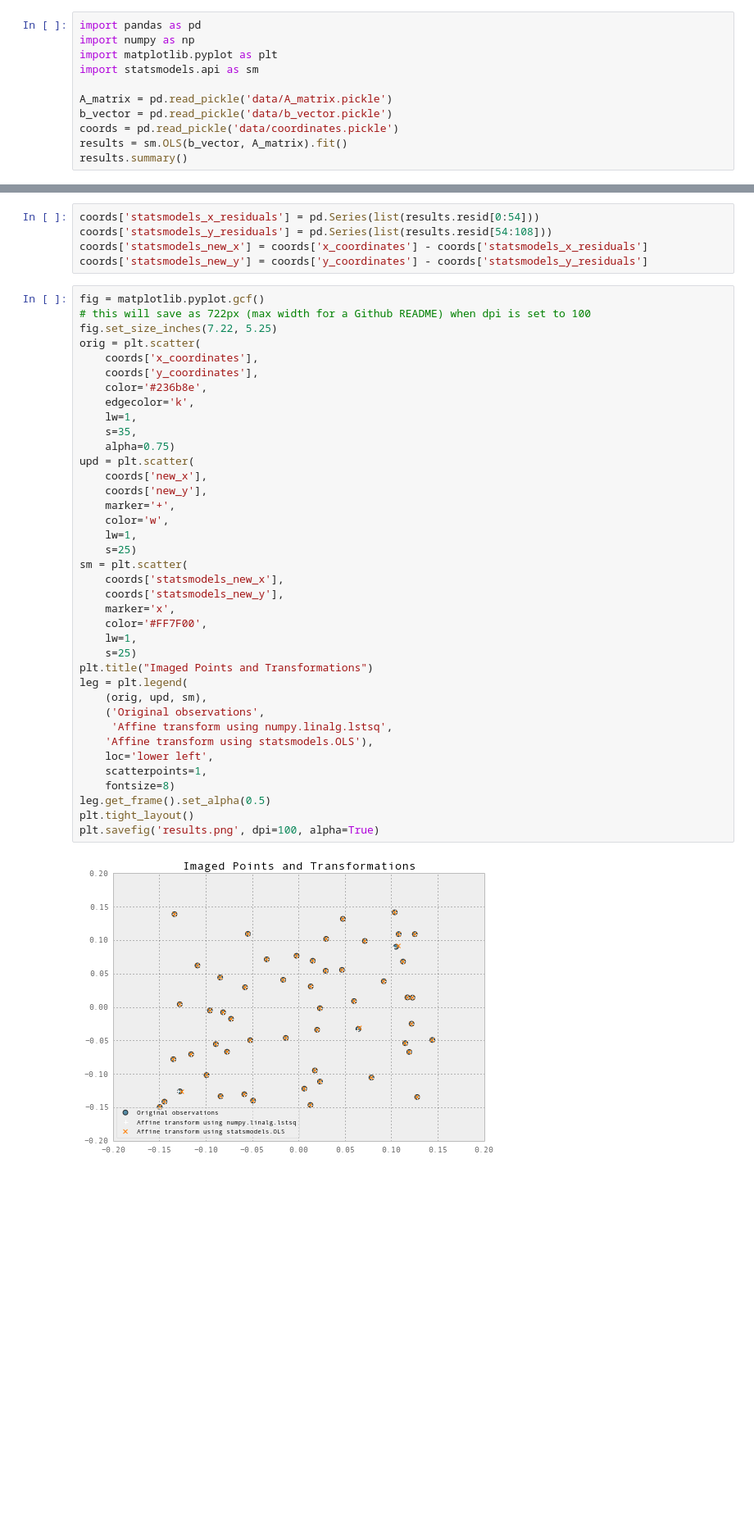
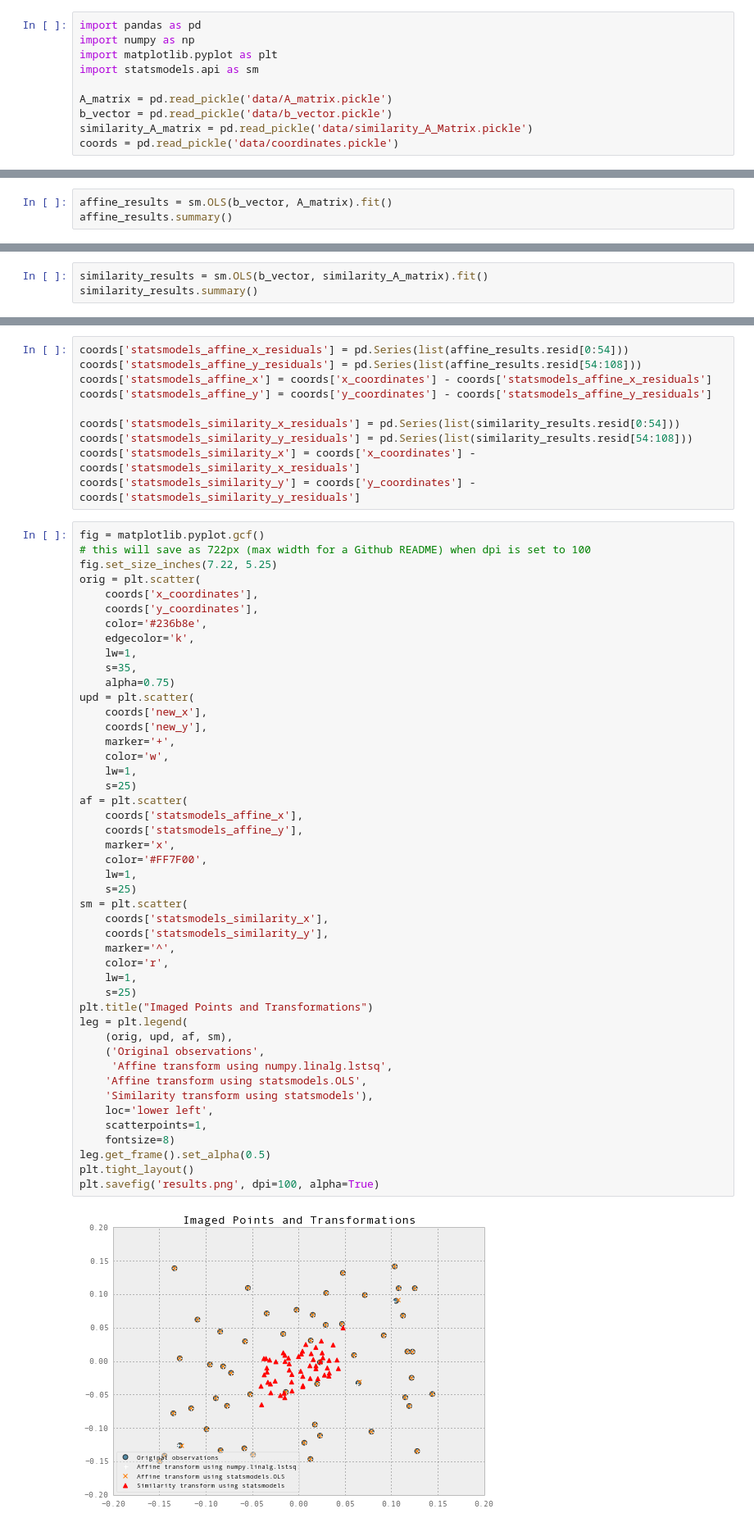
Before and after one commit to urschrei/linalg, a Jupyter notebook: statsmodels.ipynb, the cells around one changed output, grey strips where cells are left out. Shown at 82% size. Saved outputs shown, nothing was run; the diff lists cells and outputs as text; blank space fills up the shorter version.

Commit message:
Adding Similarity transform (currently incorrect)

```diff
--- a/statsmodels.ipynb
+++ b/statsmodels.ipynb
@@ -6,6 +6,5 @@ import statsmodels.api as sm
 
 A_matrix = pd.read_pickle('data/A_matrix.pickle')
 b_vector = pd.read_pickle('data/b_vector.pickle')
+similarity_A_matrix = pd.read_pickle('data/similarity_A_Matrix.pickle')
 coords = pd.read_pickle('data/coordinates.pickle')
-results = sm.OLS(b_vector, A_matrix).fit()
-results.summary()
@@ -32,0 +11,3 @@ OLS Regression Results
+# %%
+affine_results = sm.OLS(b_vector, A_matrix).fit()
+affine_results.summary()
@@ -32,0 +35,3 @@ OLS Regression Results
+# %%
+similarity_results = sm.OLS(b_vector, similarity_A_matrix).fit()
+similarity_results.summary()
@@ -33,8 +57,13 @@ OLS Regression Results
 # %%
-coords['statsmodels_x_residuals'] = pd.Series(list(results.resid[0:54]))
-coords['statsmodels_y_residuals'] = pd.Series(list(results.resid[54:108]))
-coords['statsmodels_new_x'] = coords['x_coordinates'] - coords['statsmodels_x_residuals']
-coords['statsmodels_new_y'] = coords['y_coordinates'] - coords['statsmodels_y_residuals']
+coords['statsmodels_affine_x_residuals'] = pd.Series(list(affine_results.resid[0:54]))
+coords['statsmodels_affine_y_residuals'] = pd.Series(list(affine_results.resid[54:108]))
+coords['statsmodels_affine_x'] = coords['x_coordinates'] - coords['statsmodels_affine_x_residuals']
+coords['statsmodels_affine_y'] = coords['y_coordinates'] - coords['statsmodels_affine_y_residuals']
+
+coords['statsmodels_similarity_x_residuals'] = pd.Series(list(similarity_results.resid[0:54]))
+coords['statsmodels_similarity_y_residuals'] = pd.Series(list(similarity_results.resid[54:108]))
+coords['statsmodels_similarity_x'] = coords['x_coordinates'] - coords['statsmodels_similarity_x_residuals']
+coords['statsmodels_similarity_y'] = coords['y_coordinates'] - coords['statsmodels_similarity_y_residuals']
 # %%
 fig = matplotlib.pyplot.gcf()
 # this will save as 722px (max width for a Github README) when dpi is set to 100
@@ -42,36 +71,44 @@ fig.set_size_inches(7.22, 5.25)
 orig = plt.scatter(
     coords['x_coordinates'],
     coords['y_coordinates'],
     color='#236b8e',
     edgecolor='k',
     lw=1,
     s=35,
     alpha=0.75)
 upd = plt.scatter(
     coords['new_x'],
     coords['new_y'],
     marker='+',
     color='w',
     lw=1,
     s=25)
-sm = plt.scatter(
-    coords['statsmodels_new_x'],
-    coords['statsmodels_new_y'],
+af = plt.scatter(
+    coords['statsmodels_affine_x'],
+    coords['statsmodels_affine_y'],
     marker='x',
     color='#FF7F00',
     lw=1,
     s=25)
+sm = plt.scatter(
+    coords['statsmodels_similarity_x'],
+    coords['statsmodels_similarity_y'],
+    marker='^',
+    color='r',
+    lw=1,
+    s=25)
 plt.title("Imaged Points and Transformations")
 leg = plt.legend(
-    (orig, upd, sm),
+    (orig, upd, af, sm),
     ('Original observations',
      'Affine transform using numpy.linalg.lstsq',
-    'Affine transform using statsmodels.OLS'),
+    'Affine transform using statsmodels.OLS',
+    'Similarity transform using statsmodels'),
     loc='lower left',
     scatterpoints=1,
     fontsize=8)
 leg.get_frame().set_alpha(0.5)
 plt.tight_layout()
 plt.savefig('results.png', dpi=100, alpha=True)
 # %% [output]
-[figure, old version]
+[figure, new version]
```
Also changed, not shown: parts of 3 cells of this notebook, 1 other file.
